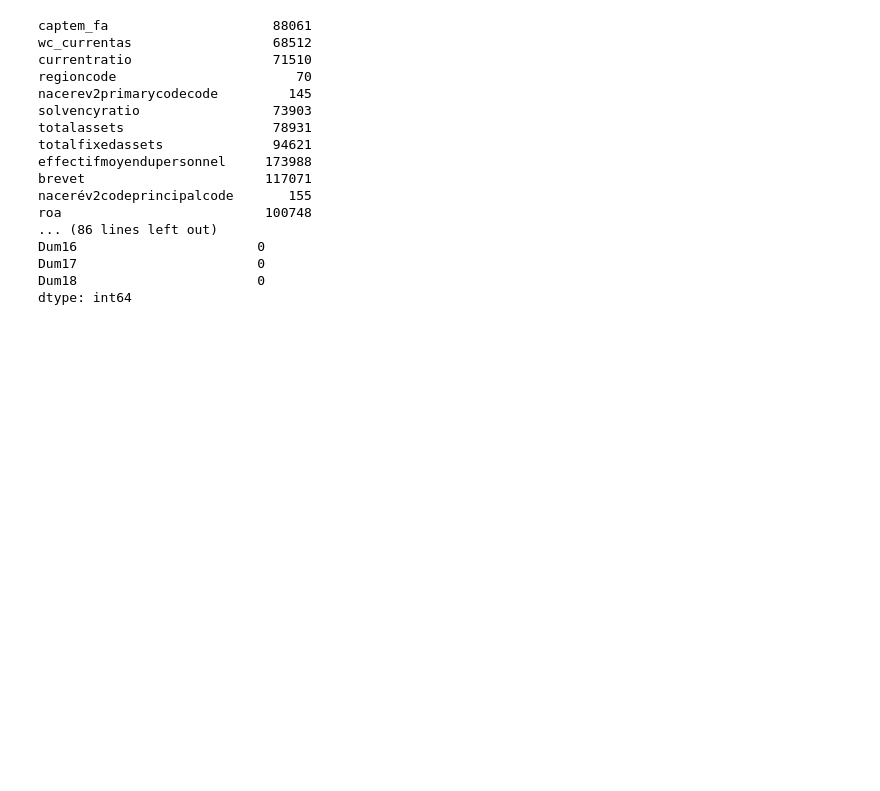
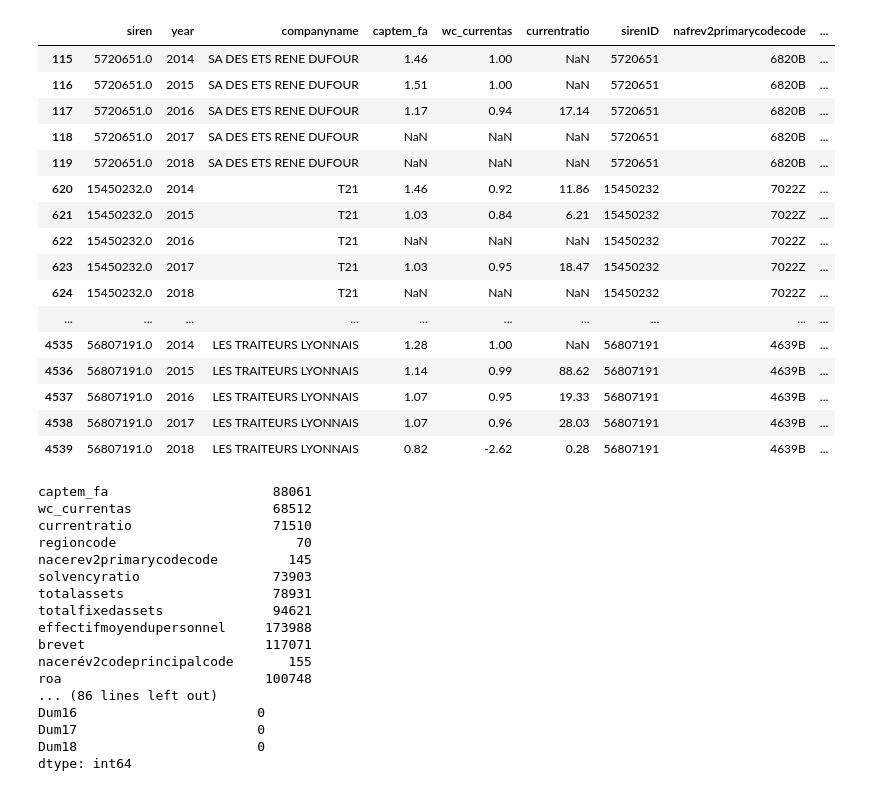
Before and after one commit to Francisco0a/paneldata1, a Jupyter notebook: Panel_data.ipynb, the cells around one changed output. Drawn from its saved outputs; the diff is of its cells as text; code cells hidden in the pictures; blank space fills up the shorter version.

```diff
--- a/Panel_data.ipynb
+++ b/Panel_data.ipynb
@@ -6,9 +6,32 @@ import pandas as pd
 import pandas as pd
 import numpy as np
 drive.mount('/content/drive')
+pd.set_option('display.max_columns', None)
 # Uploading the filtered dataset with the department code 69 as a parquet file
+####1.Transform if necessary the database in the right format.
+####2.	Select your “département.” in the code.
+
 # filtered_df = diane_data[diane_data['départementcode'] == 69]
 
 file_path = '/content/drive/My Drive/filtered_df.parquet'
 filtered_df = pd.read_parquet(file_path)
+for col_name, dtype in filtered_df.dtypes.items():
+    print(f'{col_name}: {dtype}')
+# Basic descriptive statistics
+print(filtered_df.describe())
+# Frequency of observations per year
+print(filtered_df['year'].value_counts())
+# Frequency of observations per company
+print(filtered_df['siren'].value_counts())
+distribution = filtered_df['départementcode'].value_counts()
+print(distribution)
+# Check if the panel is balanced
+unique_years_per_siren = filtered_df.groupby('siren')['year'].nunique()
+max_years = unique_years_per_siren.max()
+min_years = unique_years_per_siren.min()
+
+if max_years == min_years:
+    print(f"The panel is balanced with each entity having {max_years} time periods.")
+else:
+    print(f"The panel is unbalanced. The maximum number of time periods for an entity is {max_years}, and the minimum is {min_years}.")
 # %% [output]
@@ -163,3 +104,23 @@ Name: Dum14, Length: 199315, dtype: int64
+# %%
+filtered_df.head(20)
+# %% [output]
+|  | siren | year | companyname | captem_fa | wc_currentas | currentratio | sirenID | nafrev2primarycodecode | ... |
+| 115 | 5720651.0 | 2014 | SA DES ETS RENE DUFOUR | 1.46 | 1.00 | NaN | 5720651 | 6820B | ... |
+| 116 | 5720651.0 | 2015 | SA DES ETS RENE DUFOUR | 1.51 | 1.00 | NaN | 5720651 | 6820B | ... |
+| 117 | 5720651.0 | 2016 | SA DES ETS RENE DUFOUR | 1.17 | 0.94 | 17.14 | 5720651 | 6820B | ... |
+| 118 | 5720651.0 | 2017 | SA DES ETS RENE DUFOUR | NaN | NaN | NaN | 5720651 | 6820B | ... |
+| 119 | 5720651.0 | 2018 | SA DES ETS RENE DUFOUR | NaN | NaN | NaN | 5720651 | 6820B | ... |
+| 620 | 15450232.0 | 2014 | T21 | 1.46 | 0.92 | 11.86 | 15450232 | 7022Z | ... |
+| 621 | 15450232.0 | 2015 | T21 | 1.03 | 0.84 | 6.21 | 15450232 | 7022Z | ... |
+| 622 | 15450232.0 | 2016 | T21 | NaN | NaN | NaN | 15450232 | 7022Z | ... |
+| 623 | 15450232.0 | 2017 | T21 | 1.03 | 0.95 | 18.47 | 15450232 | 7022Z | ... |
+| 624 | 15450232.0 | 2018 | T21 | NaN | NaN | NaN | 15450232 | 7022Z | ... |
+| ... | ... | ... | ... | ... | ... | ... | ... | ... | ... |
+| 4535 | 56807191.0 | 2014 | LES TRAITEURS LYONNAIS | 1.28 | 1.00 | NaN | 56807191 | 4639B | ... |
+| 4536 | 56807191.0 | 2015 | LES TRAITEURS LYONNAIS | 1.14 | 0.99 | 88.62 | 56807191 | 4639B | ... |
+| 4537 | 56807191.0 | 2016 | LES TRAITEURS LYONNAIS | 1.07 | 0.95 | 19.33 | 56807191 | 4639B | ... |
+| 4538 | 56807191.0 | 2017 | LES TRAITEURS LYONNAIS | 1.07 | 0.96 | 28.03 | 56807191 | 4639B | ... |
+| 4539 | 56807191.0 | 2018 | LES TRAITEURS LYONNAIS | 0.82 | -2.62 | 0.28 | 56807191 | 4639B | ... |
 # %%
 
 # Calculate the number of missing values in each column
```
Also changed, not shown: parts of 10 cells of this notebook.
